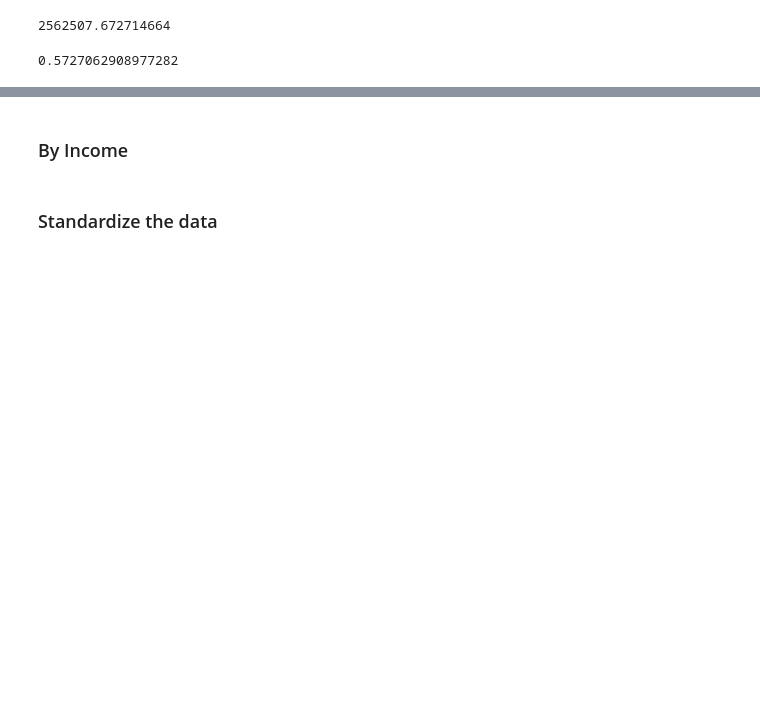
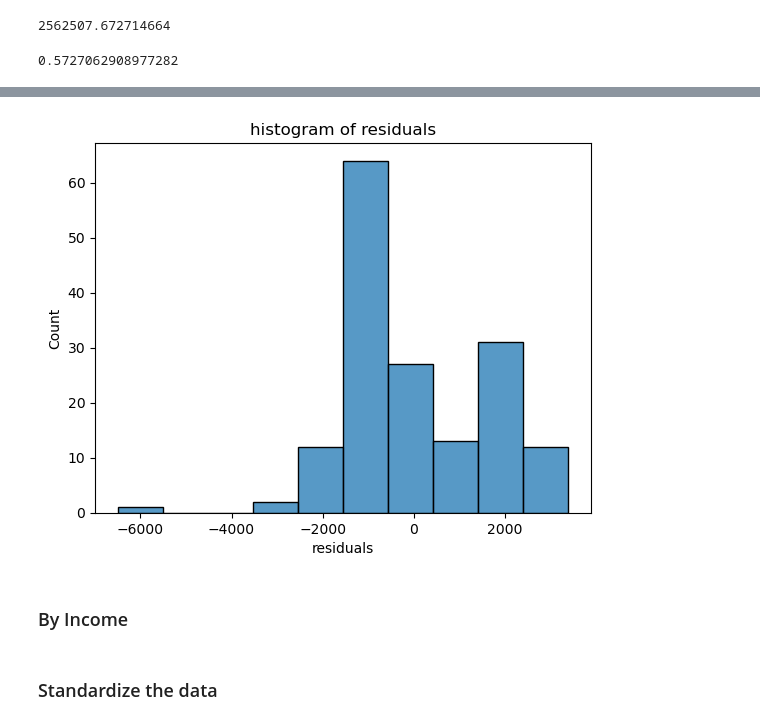
Before and after one commit to hhl04/DS3000-Sec-8, a Jupyter notebook: ProjectPhaseThree-Copy1.ipynb, the cells around one changed output, grey strips where cells are left out. Cells and saved outputs as stored; diff of their text form; code cells hidden in the pictures; blank space fills up the shorter version.

```diff
--- a/ProjectPhaseThree-Copy1.ipynb
+++ b/ProjectPhaseThree-Copy1.ipynb
@@ -432,3 +466,11 @@ r2_region
+# %%
+# histogram of residuals
+sns.histplot(res_region, kde=False)
+plt.xlabel("residuals")
+plt.title("histogram of residuals")
+plt.show()
+# %% [output]
+[figure, added]
 # %% [markdown]
 ### By Income
 # %% [markdown]
```
Also changed, not shown: parts of 24 cells of this notebook.
